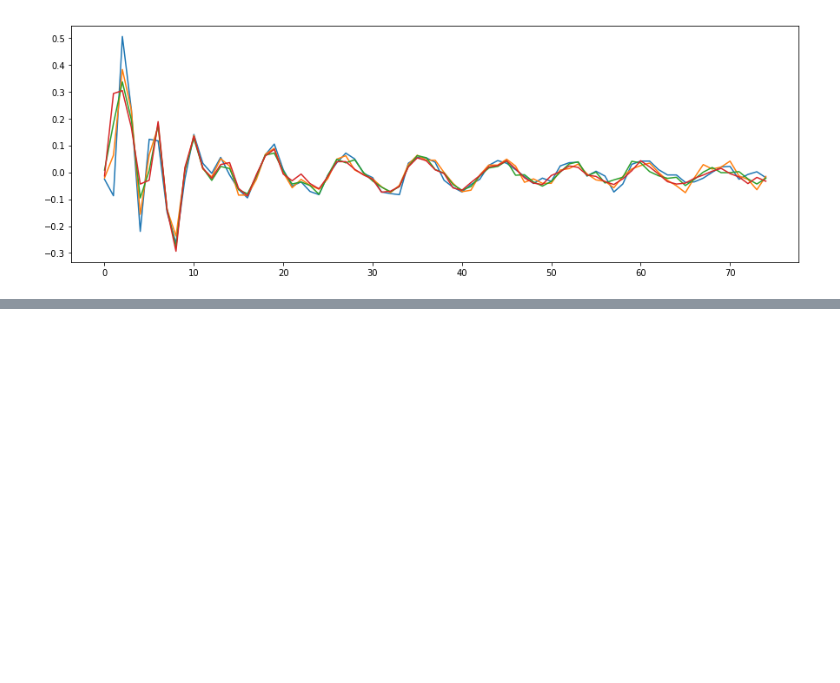
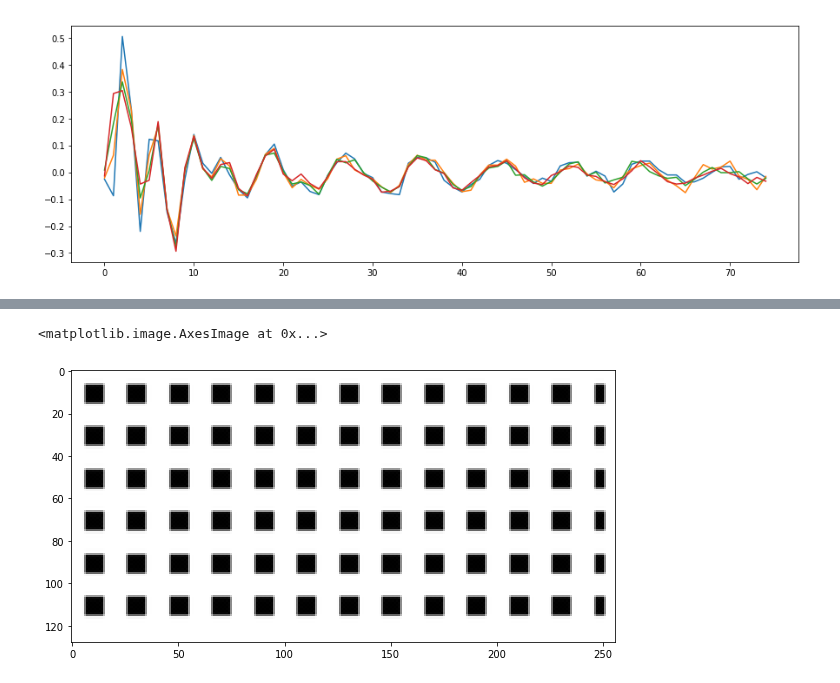
Before and after one commit to ladisk/pyidi, a Jupyter notebook: Showcase.ipynb, the cells around one changed output, grey strips where cells are left out. Saved outputs shown, nothing was run; the diff lists cells and outputs as text; code cells hidden in the pictures; blank space fills up the shorter version.

Commit message:
Added synthetic data to showcase

```diff
--- a/Showcase.ipynb
+++ b/Showcase.ipynb
@@ -65,0 +69,4 @@ ax.plot(displacements);
+# %%
+filename_2 = 'data/data_synthetic.cih'
+video_2 = pyidi.pyIDI(filename_2)
+video_2.info
@@ -65,0 +84,6 @@ ax.plot(displacements);
+# %%
+fig, ax = plt.subplots(figsize=(15, 5))
+ax.imshow(video_2.mraw[0], 'gray')
+# %% [output]
+<matplotlib.image.AxesImage at 0x...>
+[figure, added]
```
Also changed, not shown: parts of 8 cells of this notebook, 3 other files.
